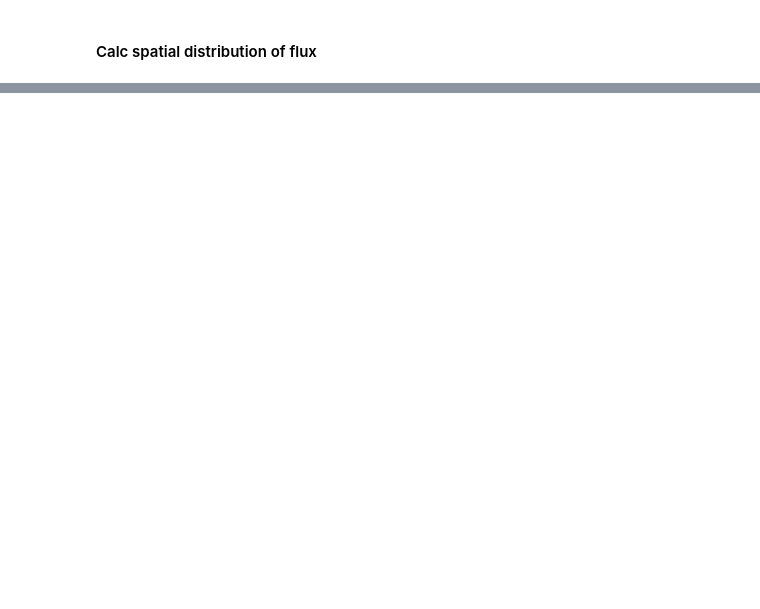
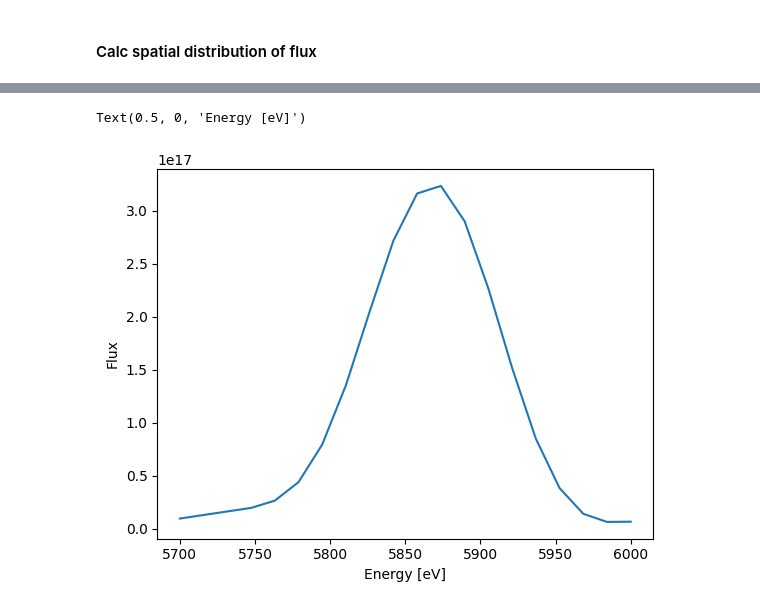
Before and after one commit to lnls-ids/spectrainterface, a Jupyter notebook: tutorial_spectra_interface.ipynb, the cells around one changed output, grey strips where cells are left out. Saved outputs shown, nothing was run; the diff lists cells and outputs as text; code cells hidden in the pictures; blank space fills up the shorter version.

```diff
--- a/tutorial_spectra_interface.ipynb
+++ b/tutorial_spectra_interface.ipynb
@@ -111,0 +154,18 @@ plt.imshow(flux, extent=[x[0], x[-1], y[0], y[-1]])
+# %%
+# Obtaining spectrum using spatial flux distribution
+spectra.calc_flux.indep_var = spectra.calc_flux.CalcConfigs.Variable.mesh_xy
+spectra.calc_flux.output_type = spectra.calc_flux.CalcConfigs.Output.flux_density
+spectra.accelerator.zero_emittance = True
+spectra.accelerator.zero_energy_spread = True
+energies = np.linspace(5700, 6000, 20)
+flux = np.zeros(len(energies))
+for i, energy in enumerate(energies):
+    print(energy)
+    spectra.calc_flux.target_energy = energy
+    spectra.calc_flux.set_config()
+    spectra.calc_flux.run_calculation()
+    x = spectra.calc_flux.output_variables[0, :]
+    y = spectra.calc_flux.output_variables[1, :]
+    flux_density = spectra.calc_flux.output_data[0, :]
+    flux_density = np.reshape(flux_density, (len(x), len(y)))
+    flux[i] = np.sum(flux_density)
@@ -111,0 +190,7 @@ plt.imshow(flux, extent=[x[0], x[-1], y[0], y[-1]])
+# %%
+plt.plot(energies, flux)
+plt.ylabel("Flux")
+plt.xlabel("Energy [eV]")
+# %% [output]
+Text(0.5, 0, 'Energy [eV]')
+[figure, added]
```
Also changed, not shown: parts of 8 cells of this notebook.
